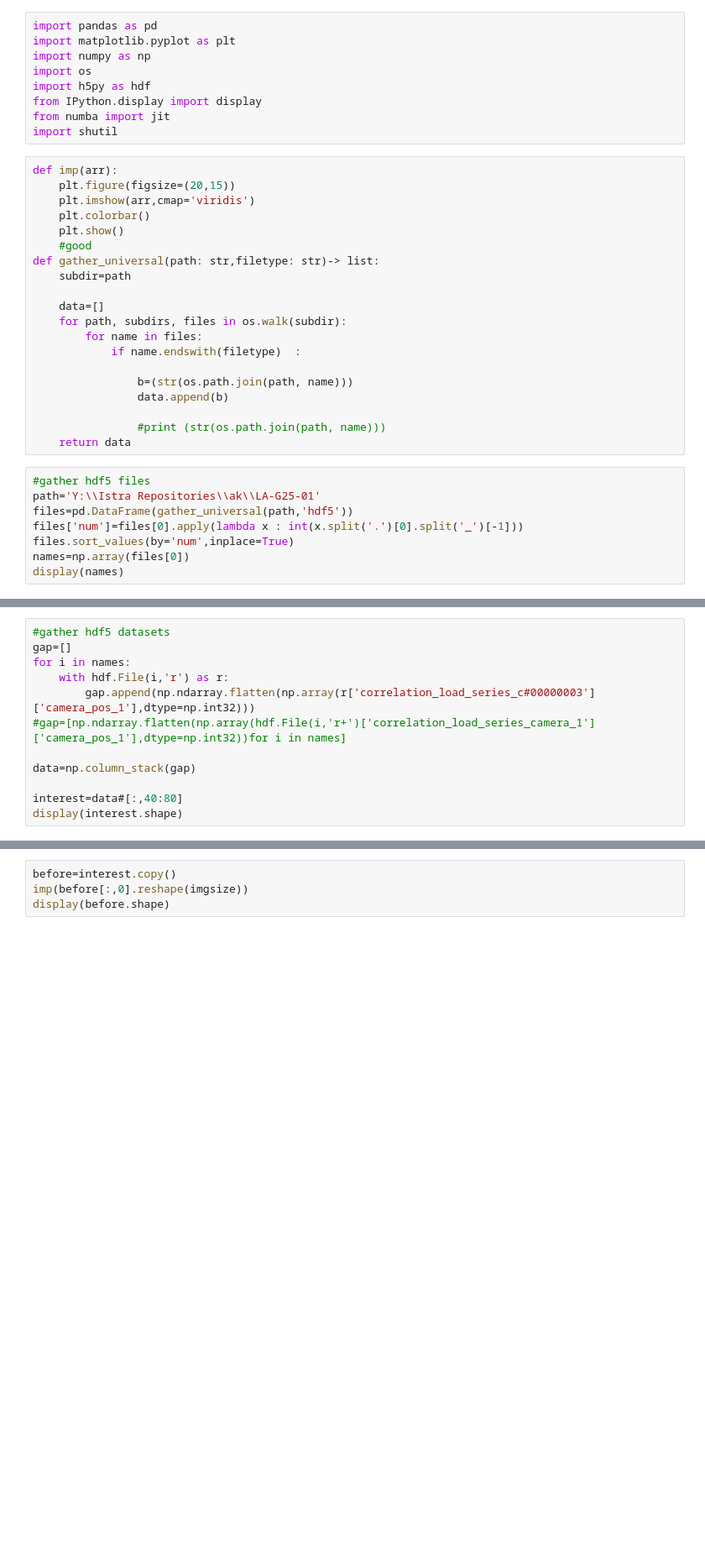
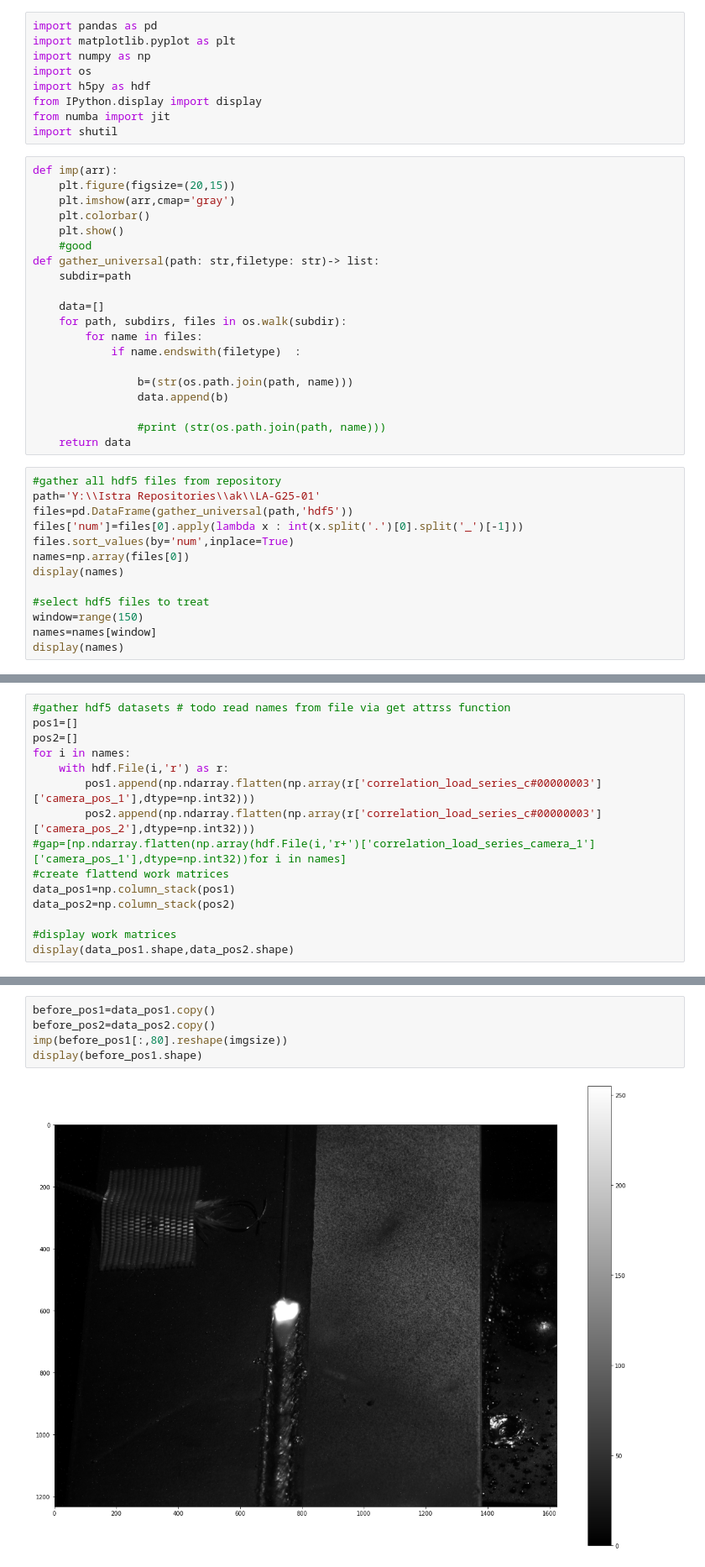
Before and after one commit to KMDE-10/DIC, a Jupyter notebook: XRAY.ipynb, the cells around one changed output, grey strips where cells are left out. Shown at 84% size. Drawn from its saved outputs; the diff is of its cells as text; blank space fills up the shorter version.

Commit message:
make it work with all the nice things and two cameras

```diff
--- a/XRAY.ipynb
+++ b/XRAY.ipynb
@@ -10,7 +10,7 @@ import shutil
 # %%
 def imp(arr):
     plt.figure(figsize=(20,15))
-    plt.imshow(arr,cmap='viridis')
+    plt.imshow(arr,cmap='gray')
     plt.colorbar()
     plt.show()
     #good
@@ -28,13 +28,18 @@ def gather_universal(path: str,filetype: str)-> list:
                 #print (str(os.path.join(path, name)))
     return data
 # %%
-#gather hdf5 files
+#gather all hdf5 files from repository
 path='Y:\\Istra Repositories\\ak\\LA-G25-01'
 files=pd.DataFrame(gather_universal(path,'hdf5'))
 files['num']=files[0].apply(lambda x : int(x.split('.')[0].split('_')[-1]))
 files.sort_values(by='num',inplace=True)
 names=np.array(files[0])
 display(names)
+
+#select hdf5 files to treat
+window=range(150)
+names=names[window]
+display(names)
 # %% [output]
 array(['Y:\\Istra Repositories\\ak\\LA-G25-01\\series_step_0.hdf5',
        'Y:\\Istra Repositories\\ak\\LA-G25-01\\series_step_1.hdf5',
@@ -46,13 +70,16 @@ array(['Y:\\Istra Repositories\\ak\\LA-G25-01\\series_step_0.hdf5',
 # %%
-#gather hdf5 datasets
-gap=[]
+#gather hdf5 datasets # todo read names from file via get attrss function
+pos1=[]
+pos2=[]
 for i in names:
     with hdf.File(i,'r') as r:
-        gap.append(np.ndarray.flatten(np.array(r['correlation_load_series_c#00000003']['camera_pos_1'],dtype=np.int32)))
+        pos1.append(np.ndarray.flatten(np.array(r['correlation_load_series_c#00000003']['camera_pos_1'],dtype=np.int32)))
+        pos2.append(np.ndarray.flatten(np.array(r['correlation_load_series_c#00000003']['camera_pos_2'],dtype=np.int32)))
 #gap=[np.ndarray.flatten(np.array(hdf.File(i,'r+')['correlation_load_series_camera_1']['camera_pos_1'],dtype=np.int32))for i in names]
+#create flattend work matrices
+data_pos1=np.column_stack(pos1)
+data_pos2=np.column_stack(pos2)
 
-data=np.column_stack(gap)
-
-interest=data#[:,40:80]
-display(interest.shape)
+#display work matrices
+display(data_pos1.shape,data_pos2.shape)
 # %% [output]
@@ -63,4 +94,7 @@ display(imgsize)
 # %%
-before=interest.copy()
-imp(before[:,0].reshape(imgsize))
-display(before.shape)
+before_pos1=data_pos1.copy()
+before_pos2=data_pos2.copy()
+imp(before_pos1[:,80].reshape(imgsize))
+display(before_pos1.shape)
+# %% [output]
+[figure, added]
```
Also changed, not shown: parts of 13 cells of this notebook.
